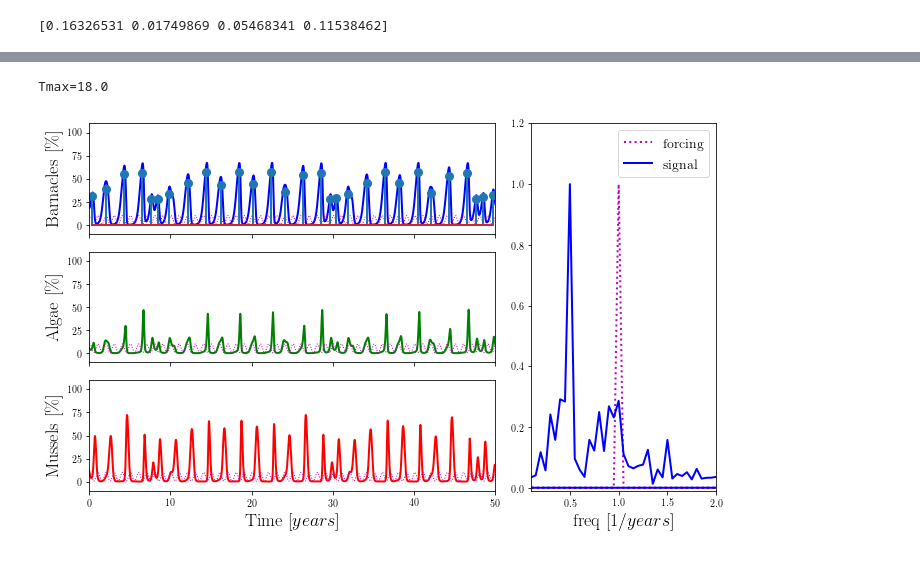
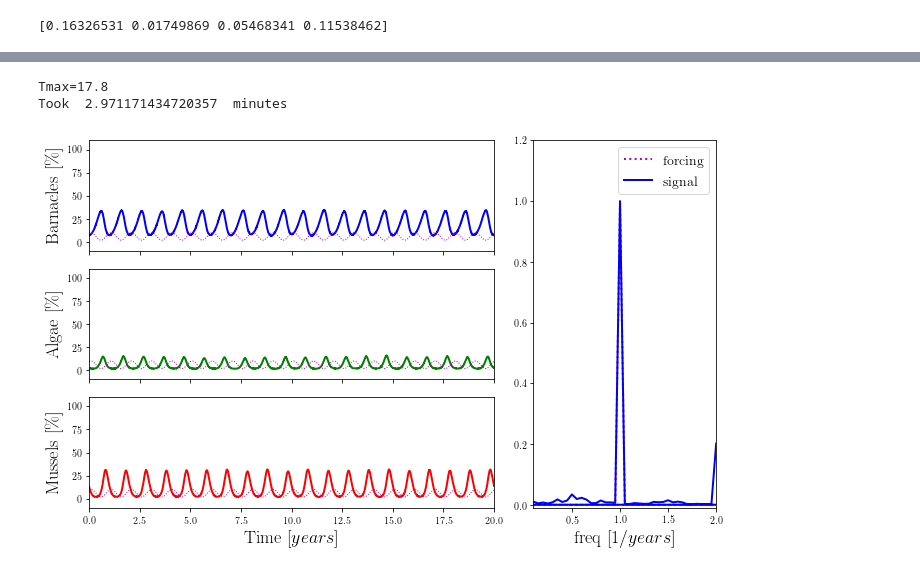
Before and after one commit to Omer80/BenincaModel, a Jupyter notebook: Beninca-integration.ipynb, the cells around one changed output, grey strips where cells are left out. Saved outputs shown, nothing was run; the diff lists cells and outputs as text; code cells hidden in the pictures.

```diff
--- a/Beninca-integration.ipynb
+++ b/Beninca-integration.ipynb
@@ -88,9 +82,9 @@ plt.tight_layout()
 # %%
-Tmax=18.0
+Tmax=17.8
 
 int_finish=50*365
-ito=0.0000
-
+ito=0.0001
+# Define ito
 parameters={}
 parameters['Tmax']=Tmax
 m.update_parameters(parameters)
@@ -98,6 +92,64 @@ def G(y, t):
     return np.array([[ito,0.0,0.0,0.0],[0.0,ito,0.0,0.0],[0.0,0.0,ito,0.0],[0.0,0.0,0.0,ito]])
 step=0.01
 tspan = np.arange(0.0, int_finish+step,step)
+start=time.time()
 result = sdeint.itoint(m.rhs_ode, G, init_cond, tspan)
+print("Took ",(time.time()-start)/60.0," minutes")
 # %% [output]
-Tmax=18.0
+Tmax=17.8
+Took  2.971171434720357  minutes
+# %%
+# Plot with fft
+finish=50*365
+trim_yr=30
+trim=trim_yr*365
+fig,ax=plt.subplots(1,2,figsize=(6*1.618,6))
+gs = gridspec.GridSpec(3, 3)
+ax3 = plt.subplot(gs[2:,:-1])
+ax1 = plt.subplot(gs[0, :-1])#, sharey=ax3, sharex=ax3)
+ax2 = plt.subplot(gs[1, :-1])#, sharey=ax3, sharex=ax3)
+ax4 = plt.subplot(gs[:, -1])
+forcing_tspan = m.Ft(tspan)
+plot_forcing_tspan = 10.0*forcing_tspan/np.amax(forcing_tspan)
+ax1.plot(tspan/365-trim_yr,(result[:,0]+result[:,1])*100.0,'b',label=r'Barnacles')
+ax2.plot(tspan/365-trim_yr,result[:,2]*100.0,'g',label=r'Algae')
+ax3.plot(tspan/365-trim_yr,result[:,3]*100.0,'r',label=r'Mussels')
+ax1.plot(tspan/365-trim_yr,plot_forcing_tspan,'m:',label=r'forcing',lw=1)
+ax2.plot(tspan/365-trim_yr,plot_forcing_tspan,'m:',label=r'forcing',lw=1)
+ax3.plot(tspan/365-trim_yr,plot_forcing_tspan,'m:',label=r'forcing',lw=1)
+ax1.set_ylabel(r'Barnacles $[\%]$')
+ax1.axes.xaxis.set_ticklabels([])
+ax2.axes.xaxis.set_ticklabels([])
+#ax3.axes.xaxis.set_ticklabels(np.arange(30,51,1))
+ax2.set_ylabel(r'Algae $[\%]$')
+ax3.set_ylabel(r'Mussels $[\%]$')
+ax3.set_xlabel(r'Time $[years]$')
+ax1.set_xlim([0,20])
+ax2.set_xlim([0,20])
+ax3.set_xlim([0,20])
+ax1.set_ylim([-10,110])
+ax2.set_ylim([-10,110])
+ax3.set_ylim([-10,110])
+# FFT
+forcing = m.Ft(tspan)
+#print(len(forcing))
+trimfft = int(len(forcing)*(2.0/5.0)) # the index from which to trim the time series to clean transients
+#print(trim)
+frq = np.fft.fftfreq(forcing[-trimfft:].size,d=0.01/365)
+fft_forcing = np.absolute((np.fft.fft(forcing[-trimfft:])))
+fft_signal  = np.absolute((np.fft.fft(result[-trimfft:,0])))
+normalize_fft = np.amax(fft_signal[1:])
+ax4.plot(frq[1:],fft_forcing[1:]/np.amax(fft_forcing[1:]),'m:',label=r'forcing')
+ax4.plot(frq[1:],fft_signal[1:]/normalize_fft,'b',label=r'signal')
+ax4.set_xlim([0.1,2.0])
+ax4.set_ylim([-0.01,1.2])
+ax4.set_xlabel(r'freq $[1/years]$')
+#ax[0].legend(loc='upper left')
+ax4.legend(loc='upper right')
+#ax[0].legend(loc='upper left')
+#ax[1].legend(loc='upper left')
+plt.tight_layout()
+plt.savefig('results/Beninca_Ito_and_fft_Tmax{:3.2f}_ito{:5.4f}'.format(Tmax,ito).replace('.','_')+'.pdf')
+plt.savefig('results/Beninca_Ito_and_fft_Tmax{:3.2f}_ito{:5.4f}'.format(Tmax,ito).replace('.','_')+'.png')
+# %% [output]
+[figure, added]
@@ -104,4 +161,5 @@ Tmax=18.0
 # %%
+# Plot time series
 trim=0*365
 finish = int(int_finish*1.0)
 
@@ -155,5 +213,3 @@ ax4.legend(loc='upper right')
 plt.tight_layout()
 #plt.savefig('results/Beninca_Ito_and_fft_Tmax{:3.2f}_ito{:4.3f}'.format(Tmax,ito).replace('.','_')+'.pdf')
 #plt.savefig('results/Beninca_Ito_and_fft_Tmax{:3.2f}_ito{:4.3f}'.format(Tmax,ito).replace('.','_')+'.png')
-# %% [output]
-[figure, removed]
```
Also changed, not shown: parts of 5 cells of this notebook, 1 other file.
